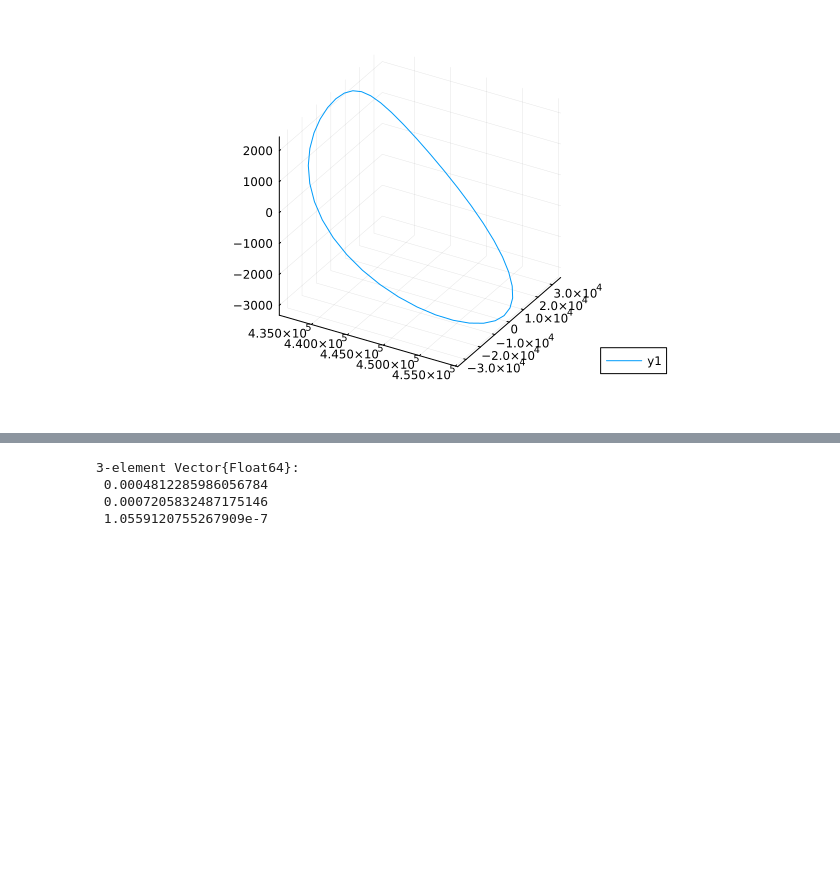
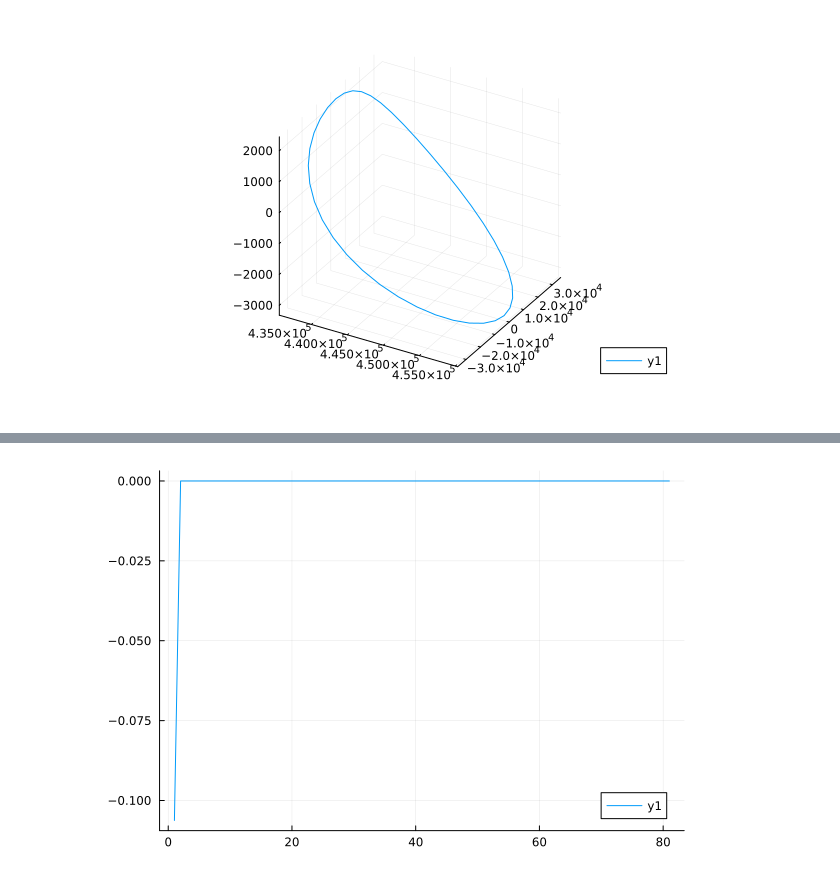
Before and after one commit to vegaf1/convex_mpc_stationkeeping, a Jupyter notebook: convex_mpc_stationkeeping_final_working_clean_testing_rescaled_secondordercorrection.ipynb, the cells around one changed output, grey strips where cells are left out. Saved outputs shown, nothing was run; the diff lists cells and outputs as text; code cells hidden in the pictures; blank space fills up the shorter version.

```diff
--- a/convex_mpc_stationkeeping_final_working_clean_testing_rescaled_secondordercorrection.ipynb
+++ b/convex_mpc_stationkeeping_final_working_clean_testing_rescaled_secondordercorrection.ipynb
@@ -2535,8 +2598,5 @@ OPTIMAL::TerminationStatusCode = 1
 # %%
-Um[:,1]
+plot(Um2[1,:])
 # %% [output]
-3-element Vector{Float64}:
- 0.0004812285986056784
- 0.0007205832487175146
- 1.0559120755267909e-7
+[figure, added]
 # %%
```
Also changed, not shown: parts of 50 cells of this notebook, 1 other file.
